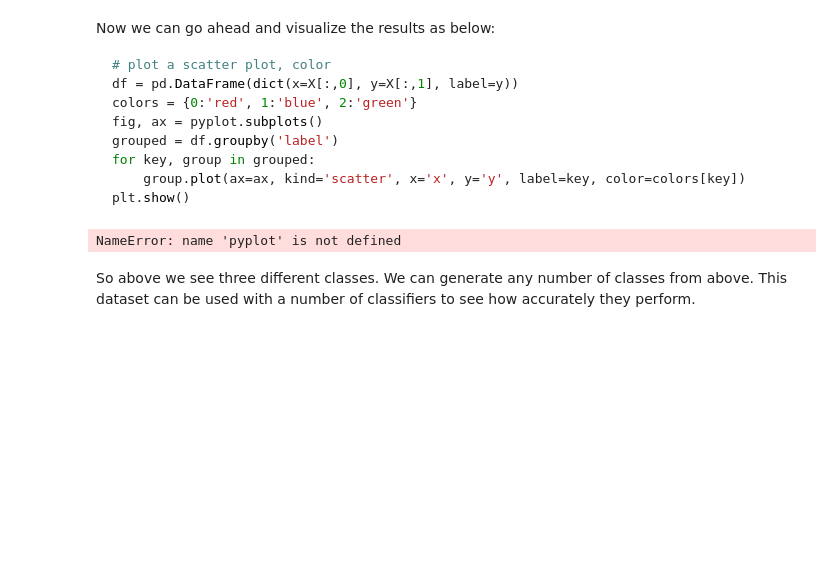
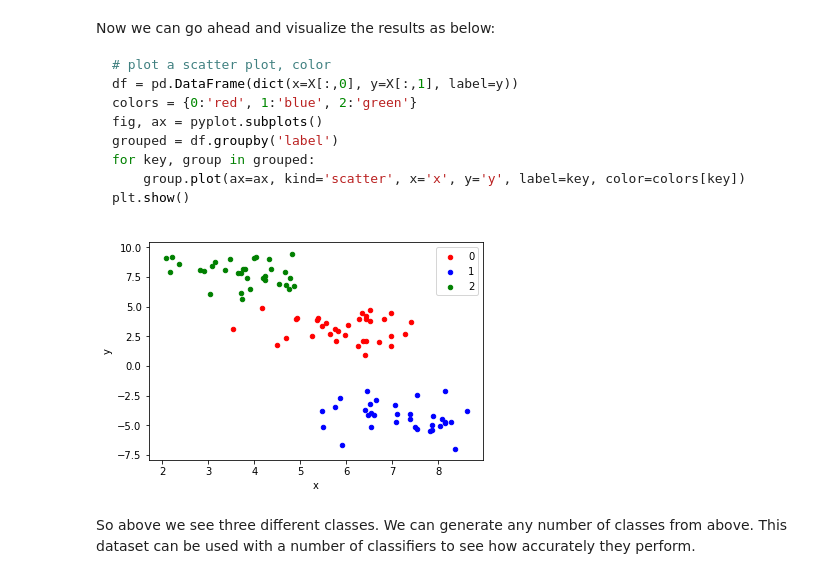
Before and after one commit to hlevymyers/dsc-generating-data-dc-ds-career-042219, a Jupyter notebook: index.ipynb, the cells around one changed output. Cells and saved outputs as stored; diff of their text form; code cells hidden in the pictures; blank space fills up the shorter version.

```diff
--- a/index.ipynb
+++ b/index.ipynb
@@ -56,14 +56,14 @@ plt.show()
 # %%
 df = pd.DataFrame(dict(x=X[:,0], y=X[:,1], label=y))
 colors = {0:'red', 1:'blue', 2:'green'}
-fig, ax = py.subplots()
+fig, ax = plt.subplots()
 grouped = df.groupby('label')
 for key, group in grouped:
     group.plot(ax=ax, kind='scatter', x='x', y='y', label=key,
                color=colors[key])
 plt.show()
 # %% [output]
-NameError: name 'pyplot' is not defined
+[figure, added]
 # %% [markdown]
 So above we see three different classes. We can generate any number of classes from above. This dataset can be used with a number of classifiers to see how accurately they perform.
 # %% [markdown]
```
